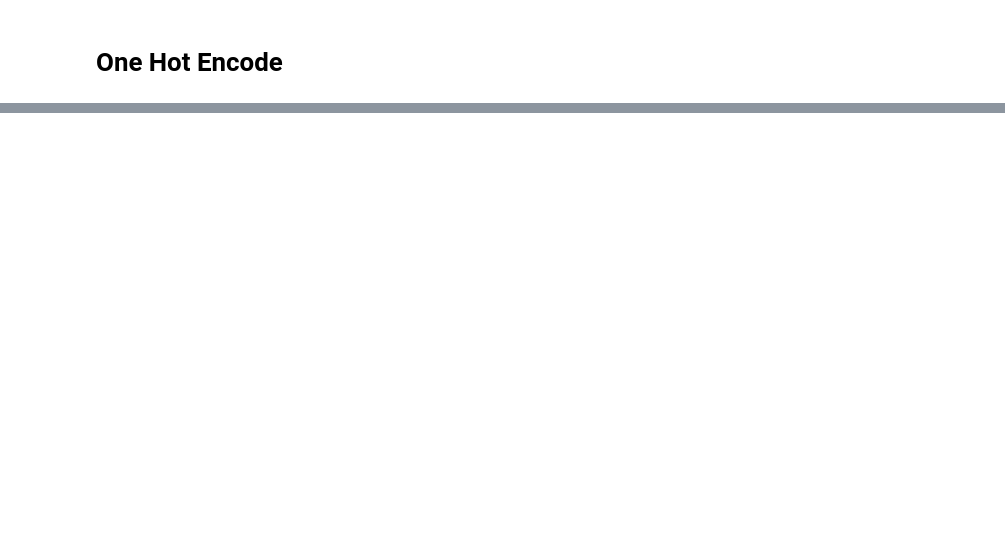
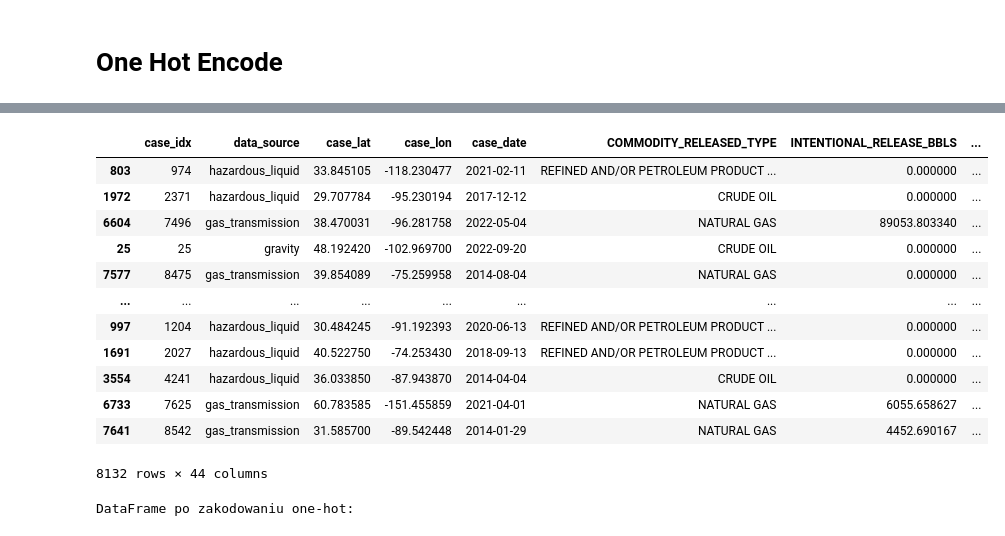
Before and after one commit to iivansmaliakou/ED-awarie, a Jupyter notebook: NaN_OneHot/df_processing.ipynb, the cells around one changed output, grey strips where cells are left out. Saved outputs shown, nothing was run; the diff lists cells and outputs as text; code cells hidden in the pictures; blank space fills up the shorter version.

```diff
--- a/NaN_OneHot/df_processing.ipynb
+++ b/NaN_OneHot/df_processing.ipynb
@@ -136,3 +133,20 @@ df.head()
+# %%
+def process_data_numeric(input_df: pd.DataFrame):
+    for col_name in categorial_values:
+        mode_value = input_df[col_name].mode()[0]
+        input_df[col_name] = input_df[col_name].fillna(mode_value)
+
+    for col_name in mean_values:
+        mean_value = input_df[col_name].mean()
+        input_df[col_name] = input_df[col_name].fillna(mean_value)
+
+    for col_name in zero_values:
+        input_df[col_name] = input_df[col_name].fillna(0)
+
+    for col_name in base_on:
+        mean_value = input_df[col_name].mean()
+        input_df[col_name] = input_df[col_name].fillna(mean_value)
+    return input_df
 # %% [markdown]
 # One Hot Encode
 # %%
@@ -231,0 +199,4 @@ df
+# %%
+train_df = process_data_numeric(train_df)
+valid_df = process_data_numeric(valid_df)
+test_df = process_data_numeric(test_df)
@@ -231,0 +221,4 @@ df
+# %%
+train_df['ds_type'] = 'train'
+valid_df['ds_type'] = 'valid'
+test_df['ds_type'] = 'test'
@@ -231,0 +241,22 @@ df
+# %%
+df_united_before_one_hot = pd.concat([train_df, valid_df, test_df],axis=0)
+# %%
+df_united_before_one_hot
+# %% [output]
+|  | case_idx | data_source | case_lat | case_lon | case_date | COMMODITY_RELEASED_TYPE | INTENTIONAL_RELEASE_BBLS | ... |
+| 803 | 974 | hazardous_liquid | 33.845105 | -118.230477 | 2021-02-11 | REFINED AND/OR PETROLEUM PRODUCT ... | 0.000000 | ... |
+| 1972 | 2371 | hazardous_liquid | 29.707784 | -95.230194 | 2017-12-12 | CRUDE OIL | 0.000000 | ... |
+| 6604 | 7496 | gas_transmission | 38.470031 | -96.281758 | 2022-05-04 | NATURAL GAS | 89053.803340 | ... |
+| 25 | 25 | gravity | 48.192420 | -102.969700 | 2022-09-20 | CRUDE OIL | 0.000000 | ... |
+| 7577 | 8475 | gas_transmission | 39.854089 | -75.259958 | 2014-08-04 | NATURAL GAS | 0.000000 | ... |
+| ... | ... | ... | ... | ... | ... | ... | ... | ... |
+| 997 | 1204 | hazardous_liquid | 30.484245 | -91.192393 | 2020-06-13 | REFINED AND/OR PETROLEUM PRODUCT ... | 0.000000 | ... |
+| 1691 | 2027 | hazardous_liquid | 40.522750 | -74.253430 | 2018-09-13 | REFINED AND/OR PETROLEUM PRODUCT ... | 0.000000 | ... |
+| 3554 | 4241 | hazardous_liquid | 36.033850 | -87.943870 | 2014-04-04 | CRUDE OIL | 0.000000 | ... |
+| 6733 | 7625 | gas_transmission | 60.783585 | -151.455859 | 2021-04-01 | NATURAL GAS | 6055.658627 | ... |
+| 7641 | 8542 | gas_transmission | 31.585700 | -89.542448 | 2014-01-29 | NATURAL GAS | 4452.690167 | ... |
+8132 rows × 44 columns
+# %%
+df_united_after_one_hot = one_hot_encode(df_united_before_one_hot)
+# %% [output]
+DataFrame po zakodowaniu one-hot:
```
Also changed, not shown: parts of 35 cells of this notebook, 8 other files.
